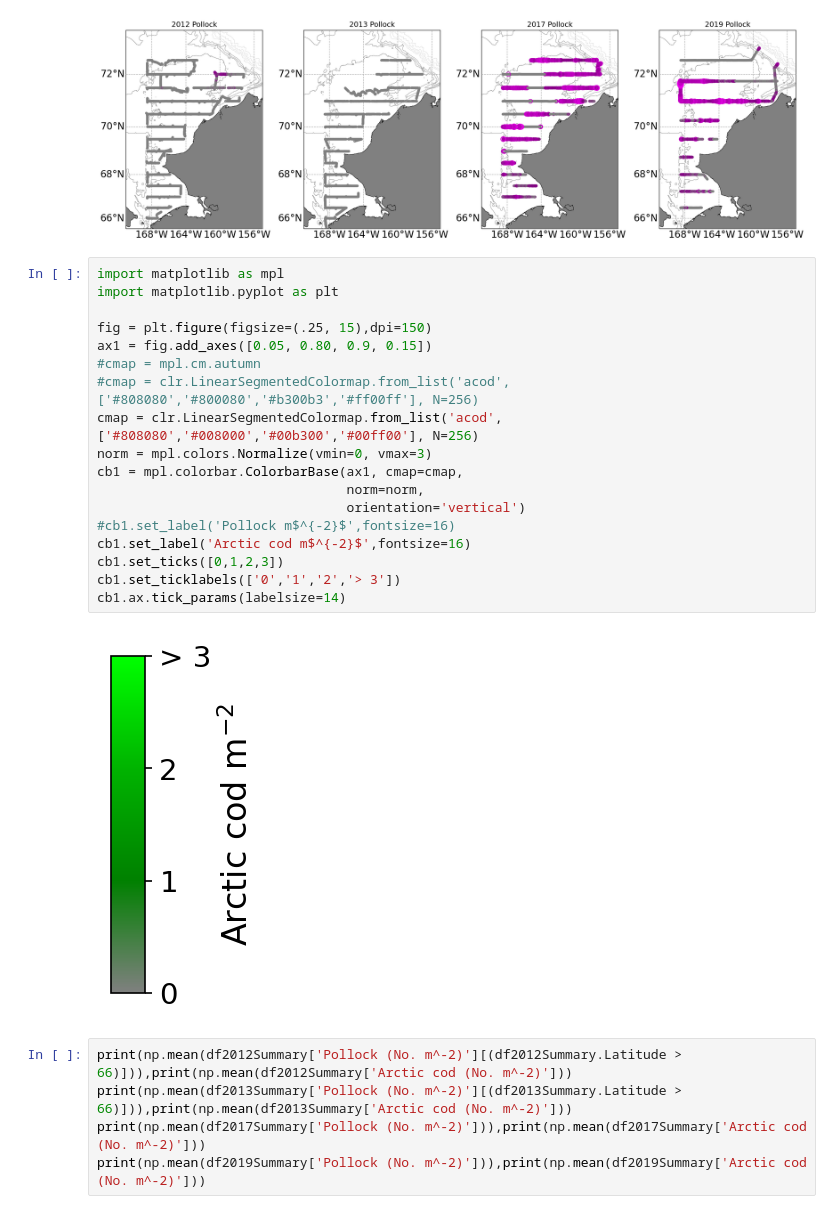
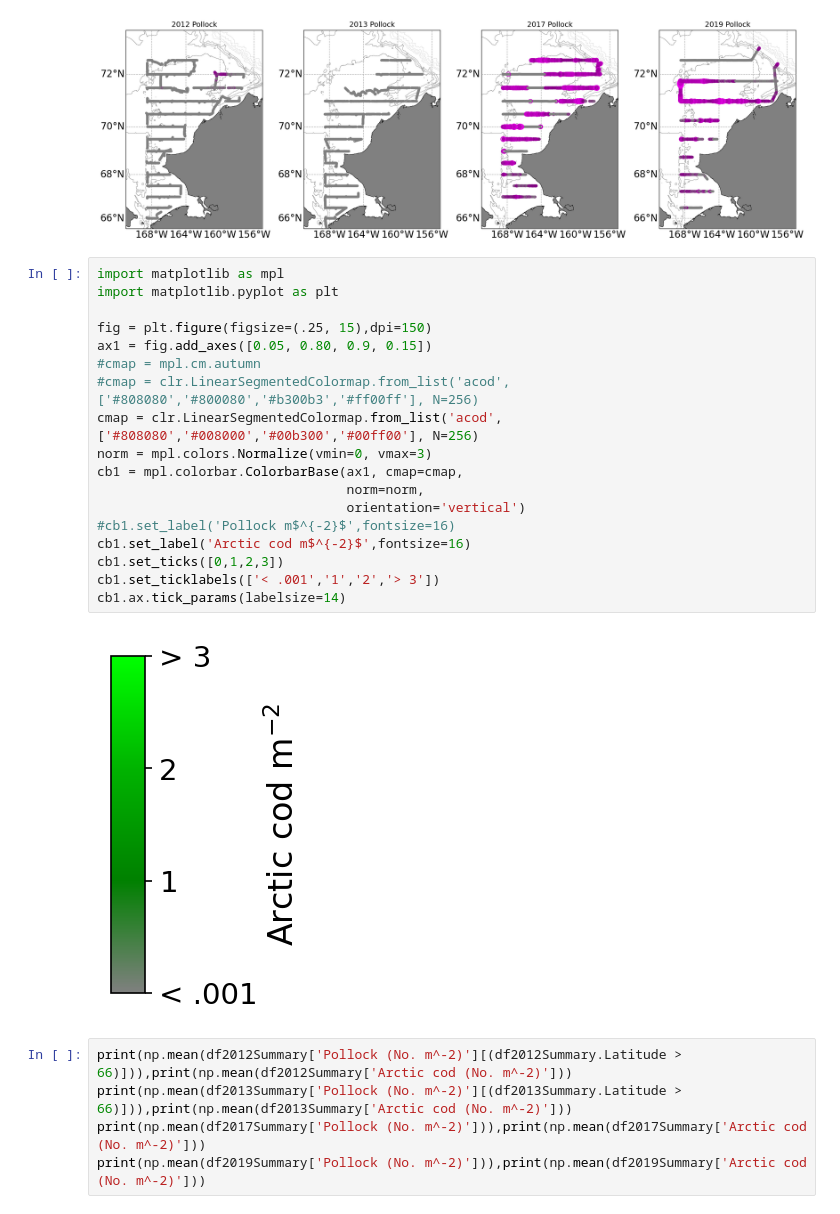
Before and after one commit to leviner/ChukchiTimeSeries, a Jupyter notebook: code/F3_fishMap.ipynb, the cells around one changed output. Saved outputs shown, nothing was run; the diff lists cells and outputs as text.

```diff
--- a/code/F3_fishMap.ipynb
+++ b/code/F3_fishMap.ipynb
@@ -57,23 +66,23 @@ plt.subplots_adjust(wspace=.3)
 # %%
 import matplotlib as mpl
 import matplotlib.pyplot as plt
 
 fig = plt.figure(figsize=(.25, 15),dpi=150)
 ax1 = fig.add_axes([0.05, 0.80, 0.9, 0.15])
 #cmap = mpl.cm.autumn
 #cmap = clr.LinearSegmentedColormap.from_list('acod',['#808080','#800080','#b300b3','#ff00ff'], N=256)
 cmap = clr.LinearSegmentedColormap.from_list('acod',['#808080','#008000','#00b300','#00ff00'], N=256)
 norm = mpl.colors.Normalize(vmin=0, vmax=3)
 cb1 = mpl.colorbar.ColorbarBase(ax1, cmap=cmap,
                                 norm=norm,
                                 orientation='vertical')
 #cb1.set_label('Pollock m$^{-2}$',fontsize=16)
 cb1.set_label('Arctic cod m$^{-2}$',fontsize=16)
 cb1.set_ticks([0,1,2,3])
-cb1.set_ticklabels(['0','1','2','> 3'])
+cb1.set_ticklabels(['< .001','1','2','> 3'])
 cb1.ax.tick_params(labelsize=14)
 # %% [output]
-[figure, old version]
+[figure, new version]
 # %%
 print(np.mean(df2012Summary['Pollock (No. m^-2)'][(df2012Summary.Latitude > 66)])),print(np.mean(df2012Summary['Arctic cod (No. m^-2)']))
 print(np.mean(df2013Summary['Pollock (No. m^-2)'][(df2013Summary.Latitude > 66)])),print(np.mean(df2013Summary['Arctic cod (No. m^-2)']))
```
Also changed, not shown: parts of 4 cells of this notebook, 4 other files.
